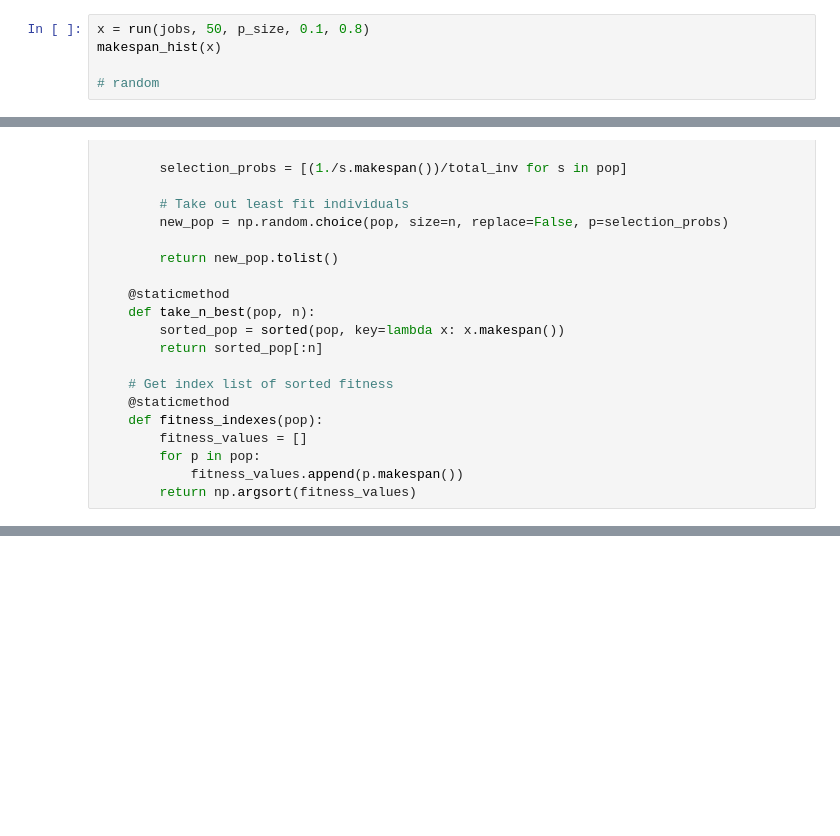
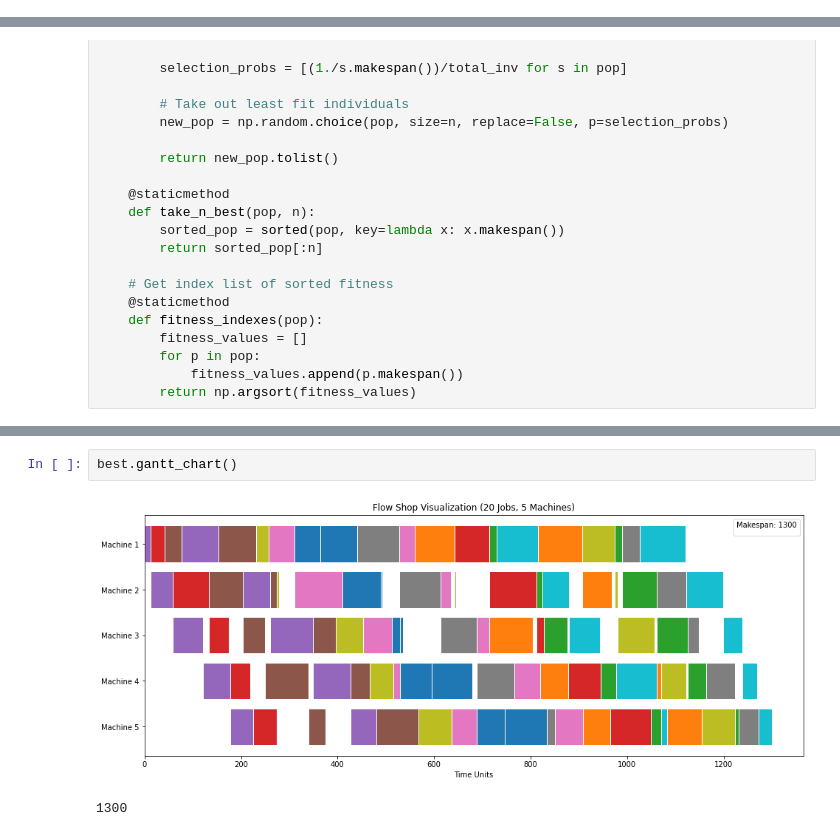
Before and after one commit to TedGraveson/GA-scheduling, a Jupyter notebook: Scheduling with Genetic Algorithms.ipynb, the cells around one changed output, grey strips where cells are left out. Saved outputs shown, nothing was run; the diff lists cells and outputs as text; blank space fills up the shorter version.

```diff
--- a/Scheduling with Genetic Algorithms.ipynb
+++ b/Scheduling with Genetic Algorithms.ipynb
@@ -411,5 +59,0 @@ True
-# %%
-x = run(jobs, 50, p_size, 0.1, 0.8)
-makespan_hist(x)
-
-# random
@@ -801,0 +469,5 @@ class Task():
+# %%
+best.gantt_chart()
+# %% [output]
+[figure, added]
+1300
```
Also changed, not shown: parts of 36 cells of this notebook, 5 other files.
